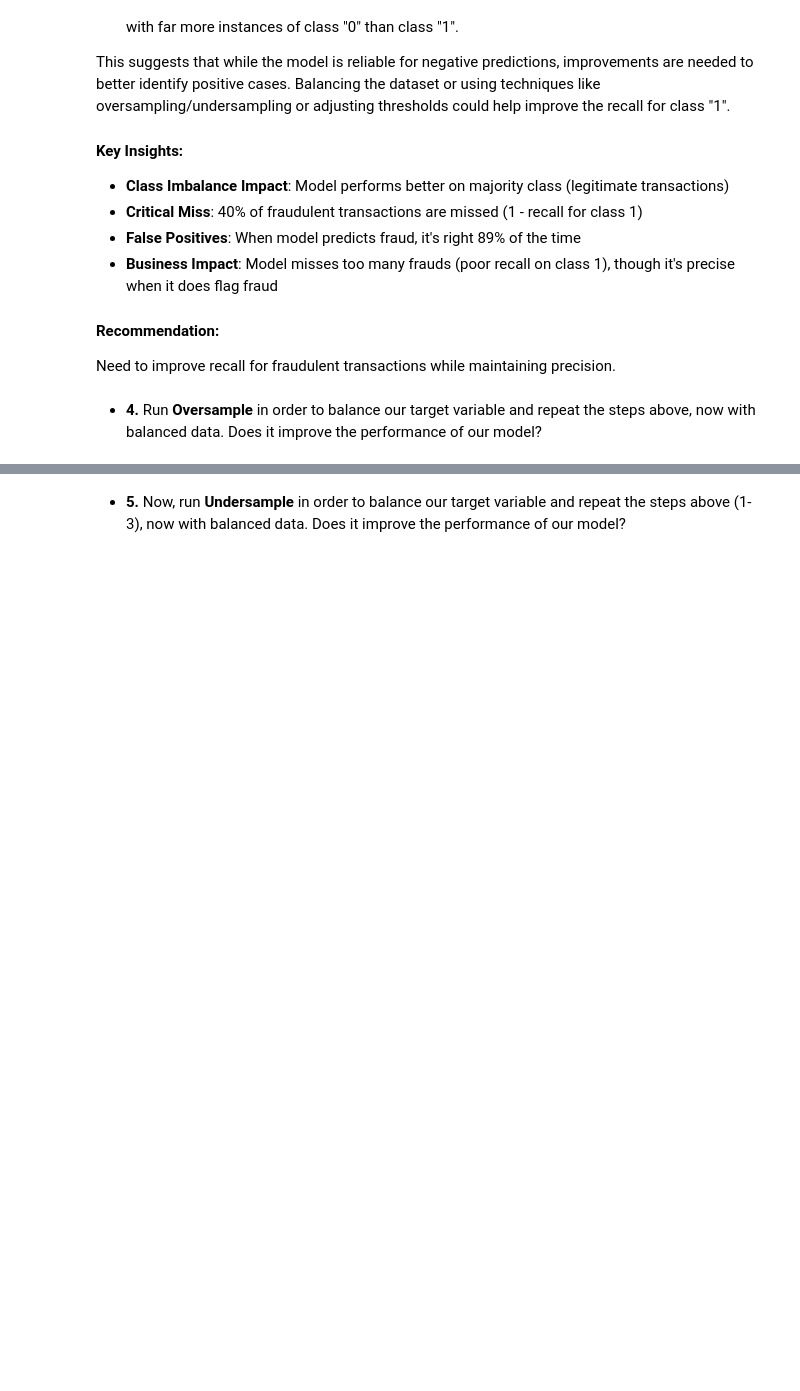
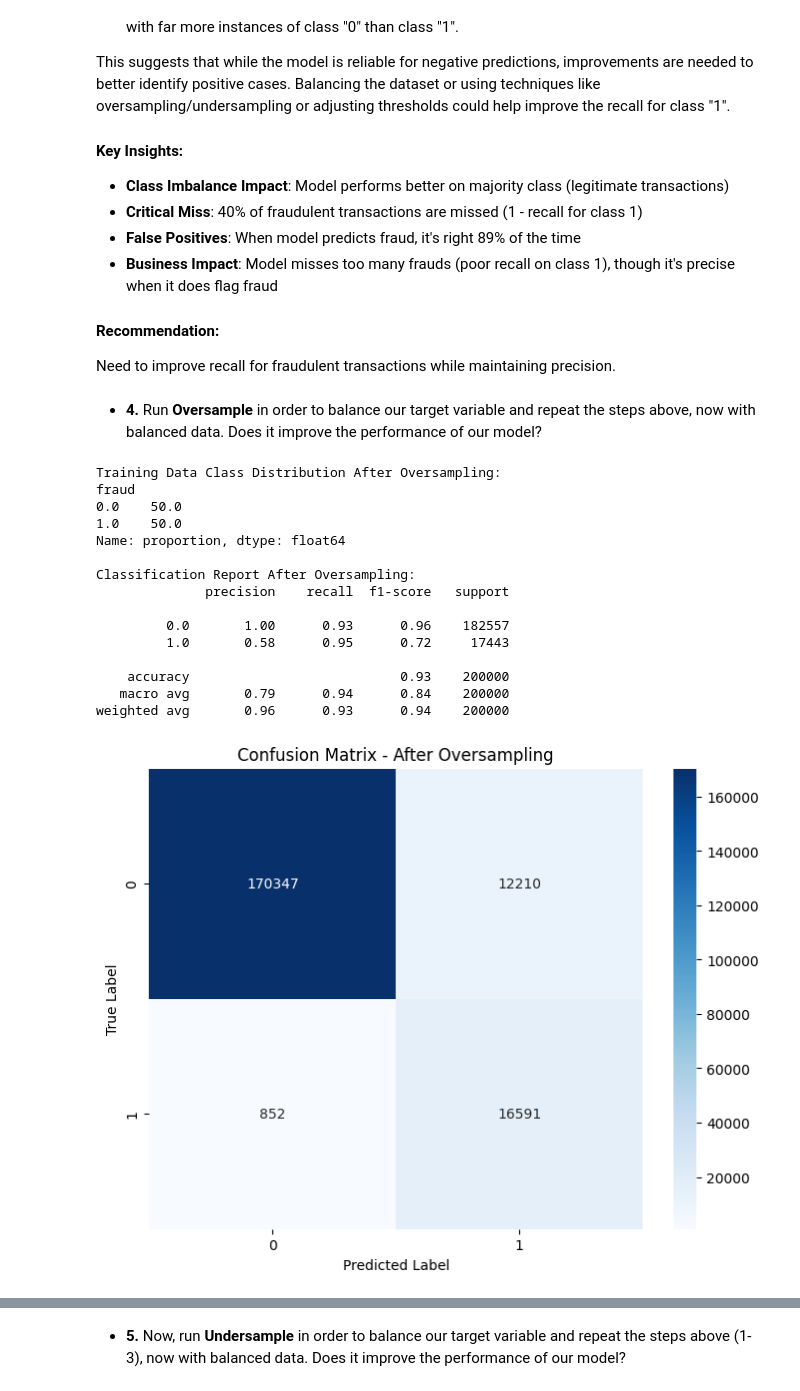
Before and after one commit to miqueasmd/lab-imbalanced, a Jupyter notebook: lab-imbalanced.ipynb, the cells around one changed output, grey strips where cells are left out. Drawn from its saved outputs; the diff is of its cells as text; code cells hidden in the pictures; blank space fills up the shorter version.

```diff
--- a/lab-imbalanced.ipynb
+++ b/lab-imbalanced.ipynb
@@ -293,0 +296,46 @@ Need to improve recall for fraudulent transactions while maintaining precision.
+# %%
+# Import required library
+from imblearn.over_sampling import RandomOverSampler
+
+# Initialize and apply oversampler
+ros = RandomOverSampler(random_state=42)
+X_train_ros, y_train_ros = ros.fit_resample(X_train_scaled, y_train)
+
+# Check new class distribution
+print("Training Data Class Distribution After Oversampling:")
+print(pd.Series(y_train_ros).value_counts(normalize=True) * 100)
+
+# Train model with balanced data
+model_ros = LogisticRegression(random_state=42, max_iter=1000)
+model_ros.fit(X_train_ros, y_train_ros)
+
+# Evaluate
+y_pred_ros = model_ros.predict(X_test_scaled)
+print("\nClassification Report After Oversampling:")
+print(classification_report(y_test, y_pred_ros))
+
+# Visualize confusion matrix
+plt.figure(figsize=(8, 6))
+cm_ros = confusion_matrix(y_test, y_pred_ros)
+sns.heatmap(cm_ros, annot=True, fmt='d', cmap='Blues')
+plt.title('Confusion Matrix - After Oversampling')
+plt.ylabel('True Label')
+plt.xlabel('Predicted Label')
+plt.show()
+# %% [output]
+Training Data Class Distribution After Oversampling:
+fraud
+0.0    50.0
+1.0    50.0
+Name: proportion, dtype: float64
+
+Classification Report After Oversampling:
+              precision    recall  f1-score   support
+
+         0.0       1.00      0.93      0.96    182557
+         1.0       0.58      0.95      0.72     17443
+
+    accuracy                           0.93    200000
+   macro avg       0.79      0.94      0.84    200000
+weighted avg       0.96      0.93      0.94    200000
+[figure, added]
```
Also changed, not shown: parts of 9 cells of this notebook.
